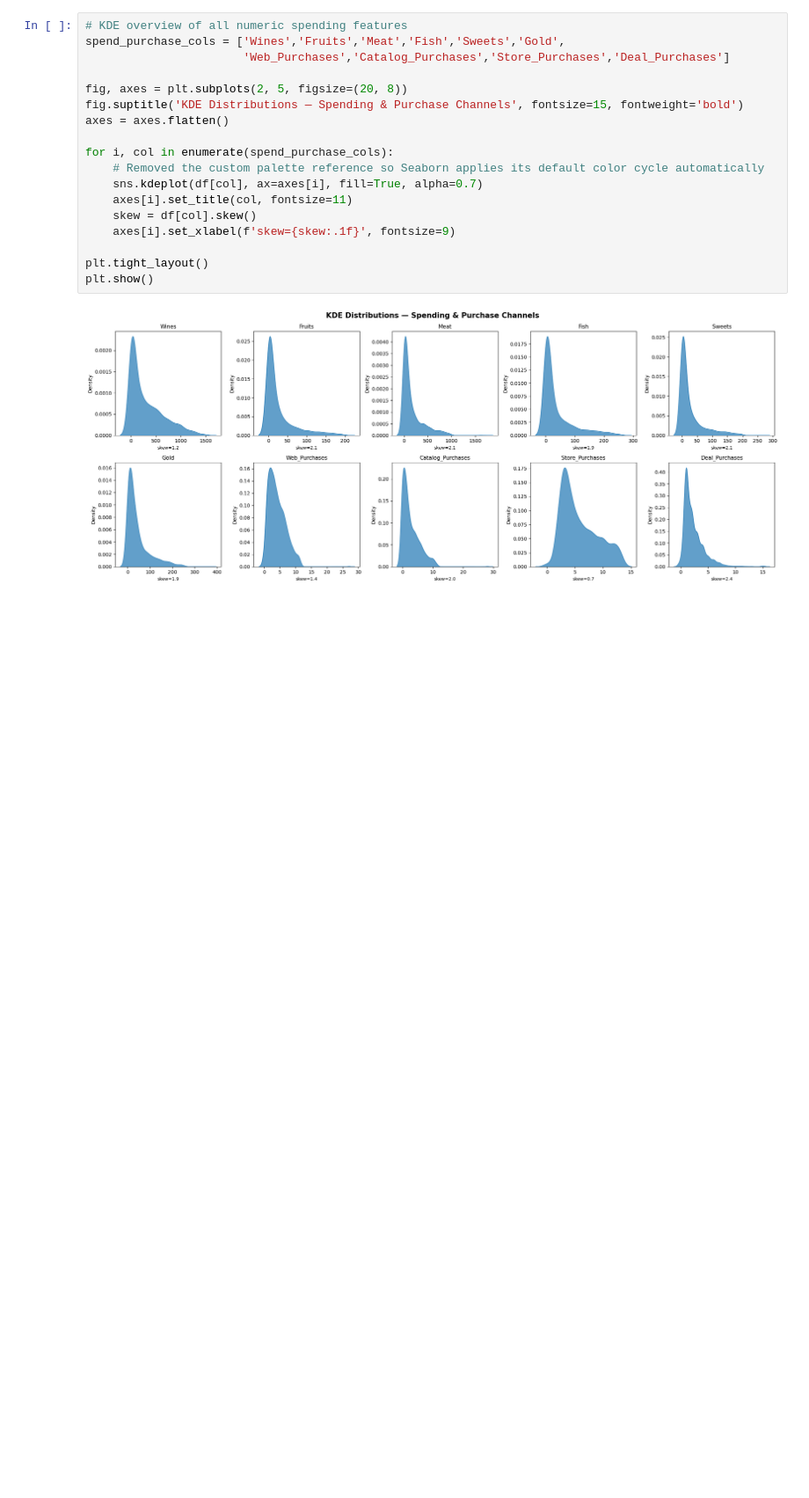
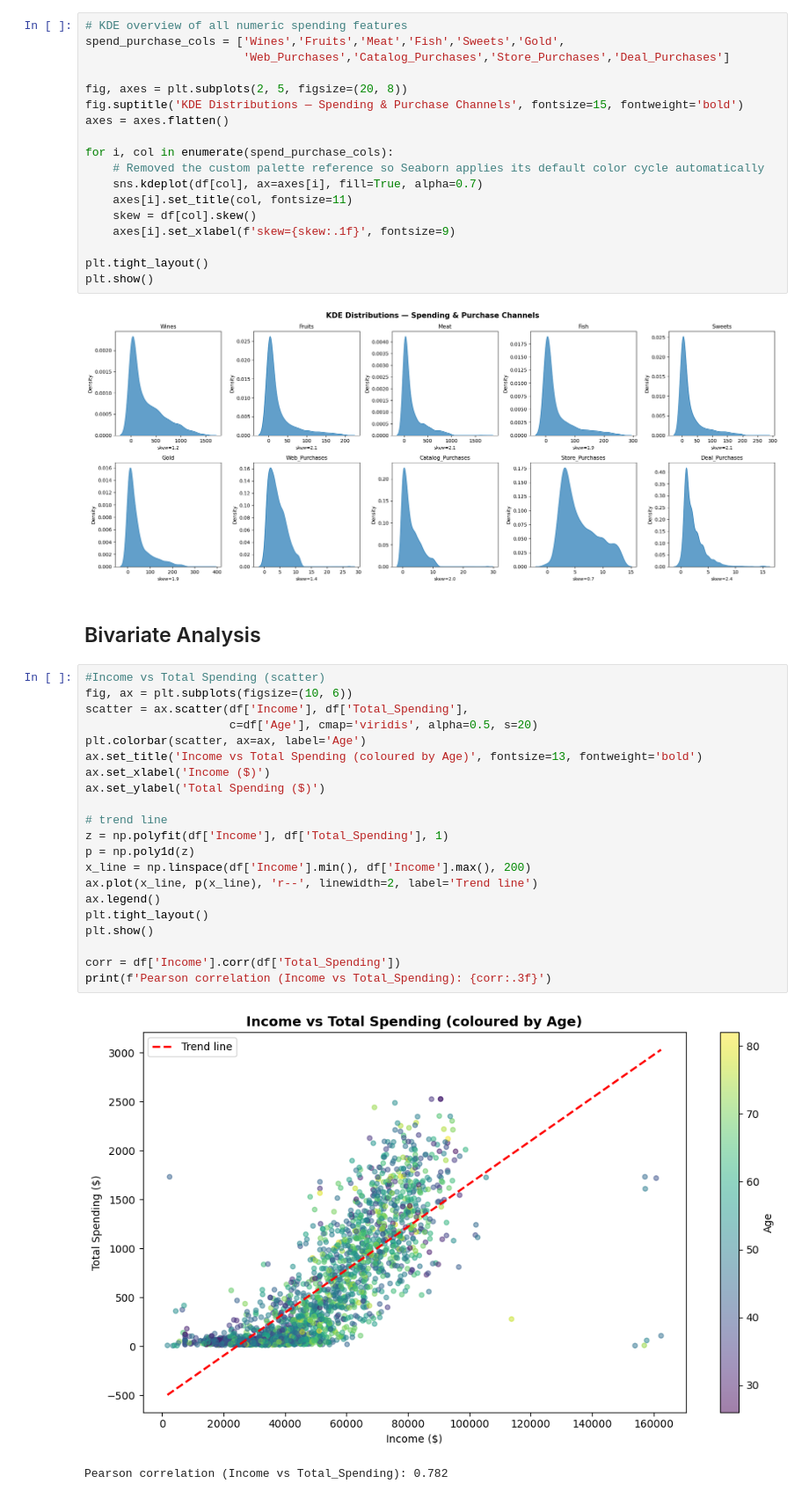
Before and after one commit to papocun/Customer-Segmentation-Project, a Jupyter notebook: Notebooks/Eda.ipynb, the cells around one changed output. Shown at 88% size. Cells and saved outputs as stored; diff of their text form; blank space fills up the shorter version.

Commit message:
bivariate analysis done

```diff
--- a/Notebooks/Eda.ipynb
+++ b/Notebooks/Eda.ipynb
@@ -702,3 +702,29 @@ plt.tight_layout()
 plt.show()
 # %% [output]
 [figure]
+# %% [markdown]
+## Bivariate Analysis
+# %%
+#Income vs Total Spending (scatter)
+fig, ax = plt.subplots(figsize=(10, 6))
+scatter = ax.scatter(df['Income'], df['Total_Spending'],
+                     c=df['Age'], cmap='viridis', alpha=0.5, s=20)
+plt.colorbar(scatter, ax=ax, label='Age')
+ax.set_title('Income vs Total Spending (coloured by Age)', fontsize=13, fontweight='bold')
+ax.set_xlabel('Income ($)')
+ax.set_ylabel('Total Spending ($)')
+
+# trend line
+z = np.polyfit(df['Income'], df['Total_Spending'], 1)
+p = np.poly1d(z)
+x_line = np.linspace(df['Income'].min(), df['Income'].max(), 200)
+ax.plot(x_line, p(x_line), 'r--', linewidth=2, label='Trend line')
+ax.legend()
+plt.tight_layout()
+plt.show()
+
+corr = df['Income'].corr(df['Total_Spending'])
+print(f'Pearson correlation (Income vs Total_Spending): {corr:.3f}')
+# %% [output]
+[figure, added]
+Pearson correlation (Income vs Total_Spending): 0.782
```
Also changed, not shown: parts of 7 cells of this notebook.
